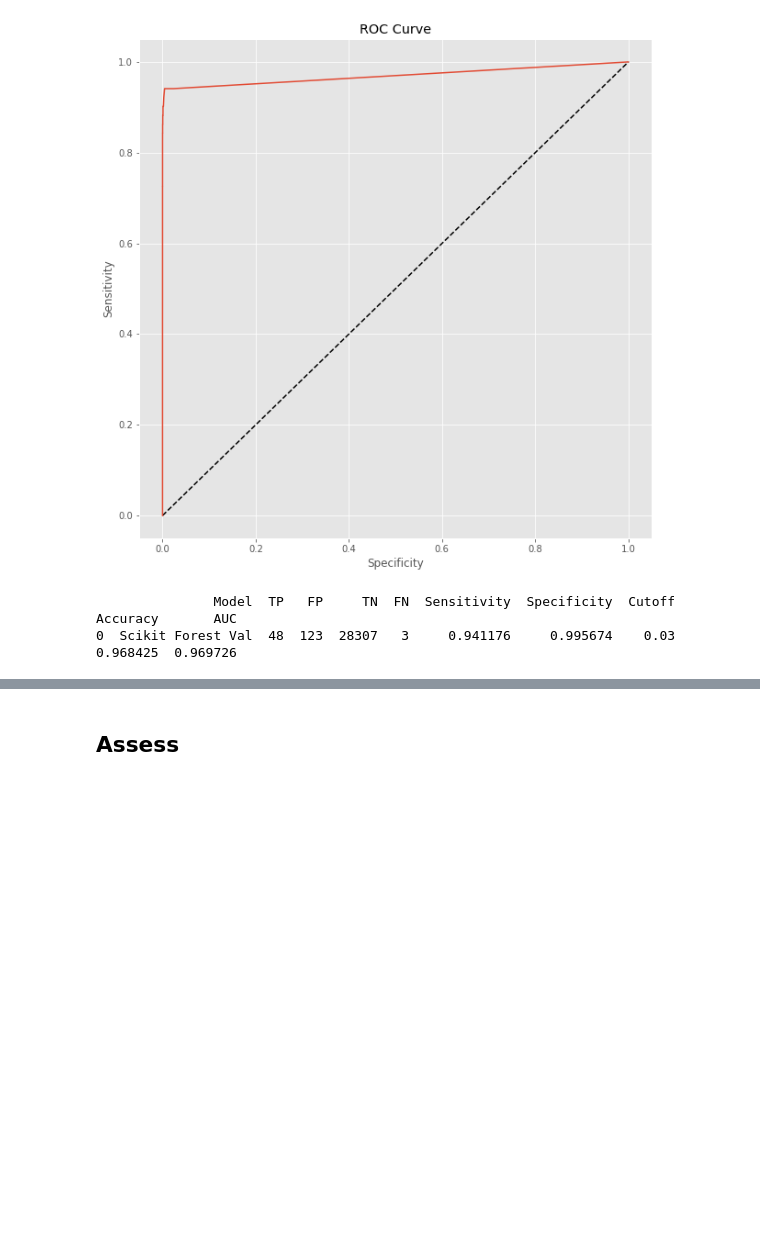
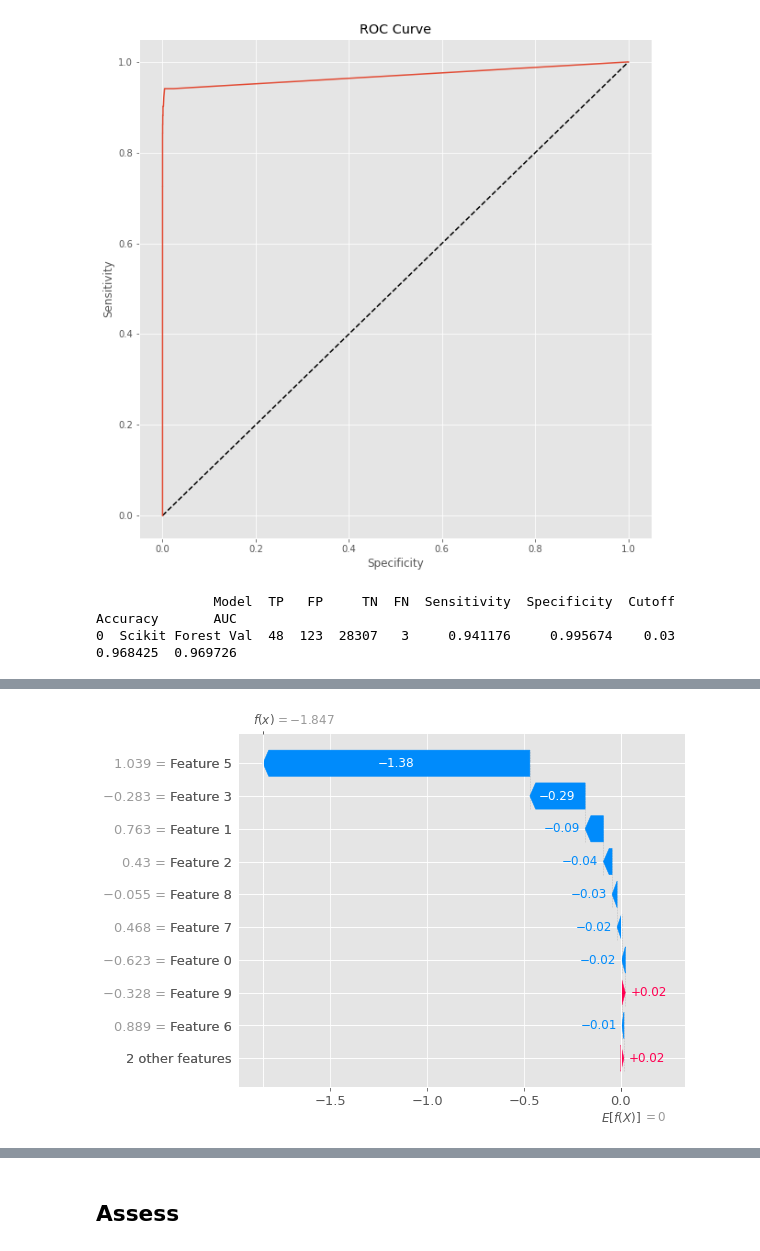
Before and after one commit to jbonfardeci/fraud-rare-event-model, a Jupyter notebook: Fraud-Detection-Rare-Events.ipynb, the cells around one changed output, grey strips where cells are left out. Drawn from its saved outputs; the diff is of its cells as text; code cells hidden in the pictures; blank space fills up the shorter version.

```diff
--- a/Fraud-Detection-Rare-Events.ipynb
+++ b/Fraud-Detection-Rare-Events.ipynb
@@ -436,0 +465,4 @@ Sensitivity: 94.118%, Specificity: 99.567%, Threshold: 0.030
+# %%
+shap.plots.waterfall(xg_shap_values[0])
+# %% [output]
+[figure, added]
```
Also changed, not shown: parts of 9 cells of this notebook.
